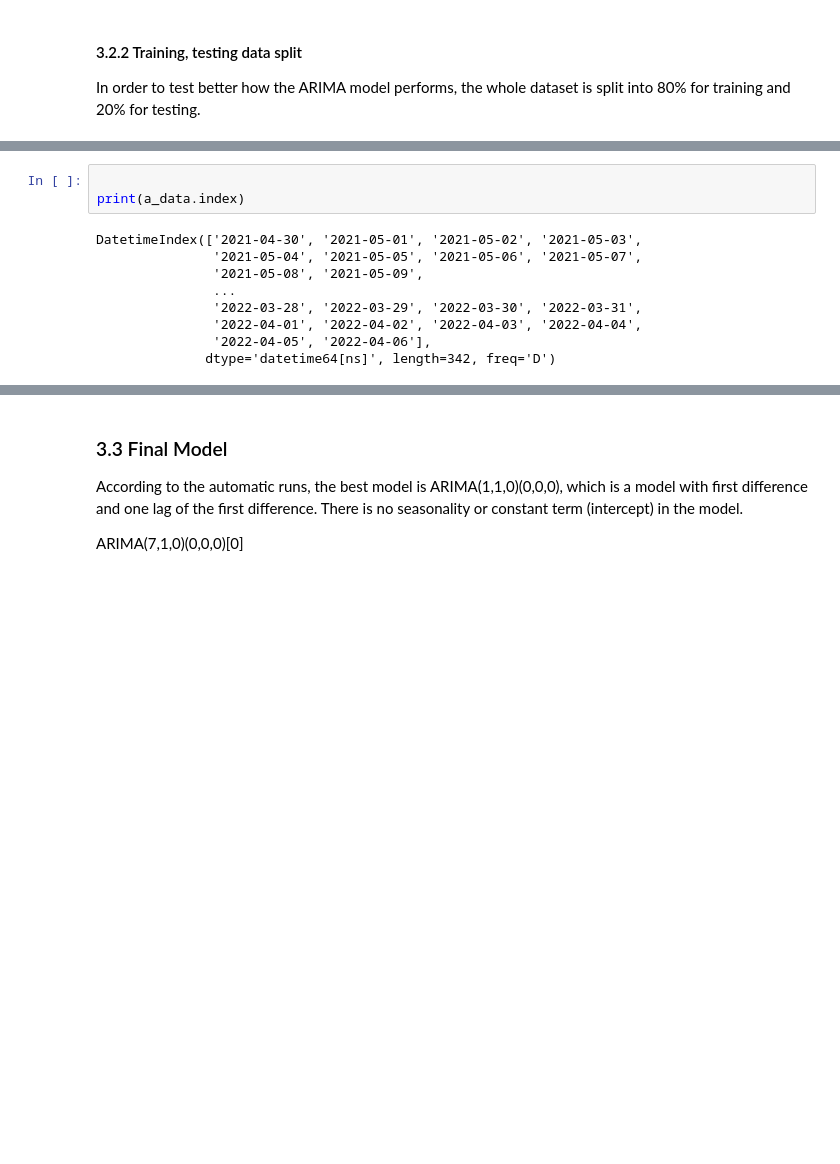
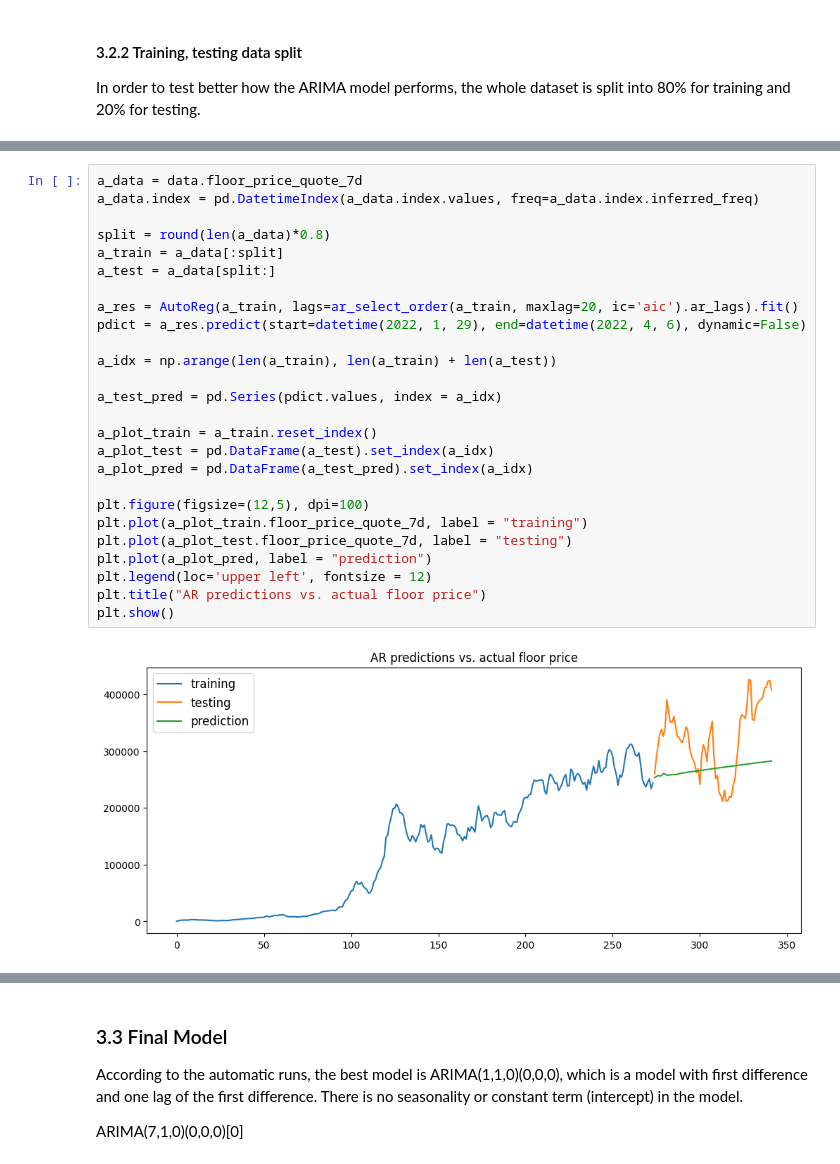
Before and after one commit to Toyok1/IA_ARIMA_e_altri, a Jupyter notebook: nft_prediction.ipynb, the cells around one changed output, grey strips where cells are left out. Saved outputs shown, nothing was run; the diff lists cells and outputs as text; blank space fills up the shorter version.

```diff
--- a/nft_prediction.ipynb
+++ b/nft_prediction.ipynb
@@ -349,15 +247,31 @@ plt.show()
-# %%
-
-print(a_data.index)
-# %% [output]
-DatetimeIndex(['2021-04-30', '2021-05-01', '2021-05-02', '2021-05-03',
-               '2021-05-04', '2021-05-05', '2021-05-06', '2021-05-07',
-               '2021-05-08', '2021-05-09',
-               ...
-               '2022-03-28', '2022-03-29', '2022-03-30', '2022-03-31',
-               '2022-04-01', '2022-04-02', '2022-04-03', '2022-04-04',
-               '2022-04-05', '2022-04-06'],
-              dtype='datetime64[ns]', length=342, freq='D')
+# %%
+a_data = data.floor_price_quote_7d
+a_data.index = pd.DatetimeIndex(a_data.index.values, freq=a_data.index.inferred_freq)
+
+split = round(len(a_data)*0.8)
+a_train = a_data[:split]
+a_test = a_data[split:]
+
+a_res = AutoReg(a_train, lags=ar_select_order(a_train, maxlag=20, ic='aic').ar_lags).fit()
+pdict = a_res.predict(start=datetime(2022, 1, 29), end=datetime(2022, 4, 6), dynamic=False)
+
+a_idx = np.arange(len(a_train), len(a_train) + len(a_test))
+
+a_test_pred = pd.Series(pdict.values, index = a_idx)
+
+a_plot_train = a_train.reset_index()
+a_plot_test = pd.DataFrame(a_test).set_index(a_idx)
+a_plot_pred = pd.DataFrame(a_test_pred).set_index(a_idx)
+
+plt.figure(figsize=(12,5), dpi=100)
+plt.plot(a_plot_train.floor_price_quote_7d, label = "training")
+plt.plot(a_plot_test.floor_price_quote_7d, label = "testing")
+plt.plot(a_plot_pred, label = "prediction")
+plt.legend(loc='upper left', fontsize = 12)
+plt.title("AR predictions vs. actual floor price")
+plt.show()
+# %% [output]
+[figure, added]
 # %%
 ################################
 ## Finding optimal parameters for ARIMA##
```
Also changed, not shown: parts of 20 cells of this notebook.
